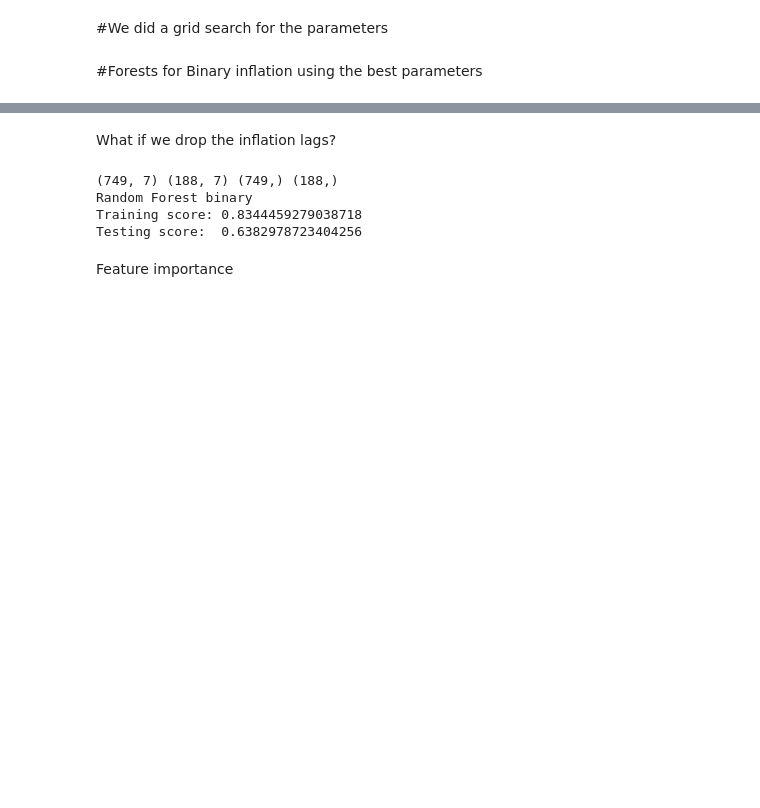
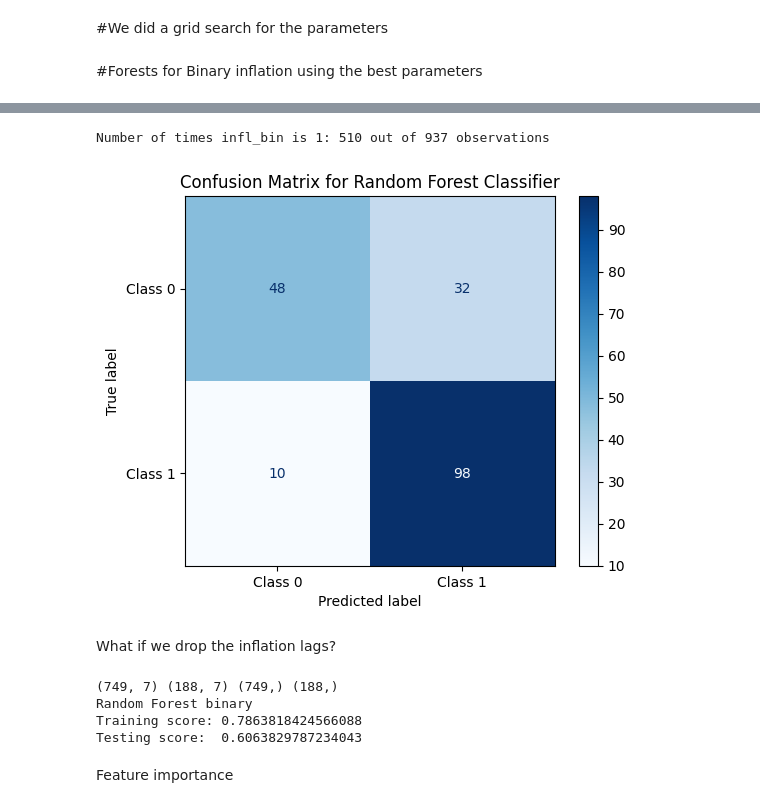
Before and after one commit to annadelpozo/MDL-Turing, a Jupyter notebook: MDL_project_Final_version.ipynb, the cells around one changed output, grey strips where cells are left out. Drawn from its saved outputs; the diff is of its cells as text; code cells hidden in the pictures; blank space fills up the shorter version.

```diff
--- a/MDL_project_Final_version.ipynb
+++ b/MDL_project_Final_version.ipynb
@@ -207,3 +277,25 @@ Testing score:  0.7287234042553191
+# %%
+import matplotlib.pyplot as plt
+from sklearn.metrics import ConfusionMatrixDisplay
+
+count_ones = (data['Inflation_Binary'] == 1).sum()
+total_rows = len(data)
+print(f"Number of times infl_bin is 1: {count_ones} out of {total_rows} observations")
+
+# Generate and plot the confusion matrix
+ConfusionMatrixDisplay.from_estimator(
+    modelRFC,
+    X_test,
+    y_test,
+    display_labels=['Class 0', 'Class 1'],  # Replace with your actual class names if different
+    cmap=plt.cm.Blues,
+    normalize=None
+)
+plt.title('Confusion Matrix for Random Forest Classifier')
+plt.show()
+# %% [output]
+Number of times infl_bin is 1: 510 out of 937 observations
+[figure, added]
 # %% [markdown]
 What if we drop the inflation lags?
 # %%
@@ -212,7 +304,7 @@ y_2 = data["Inflation_Binary"]
 X_2_train, X_2_test, y_2_train, y_2_test = train_test_split(X_2, y_2, test_size=0.2, random_state=42)
 print(X_2_train.shape, X_2_test.shape, y_2_train.shape, y_2_test.shape)
 
-modelRFC2 = RFC(n_estimators=30, max_depth=6, min_samples_leaf = 2, max_features = "sqrt", min_samples_split = 3, random_state=42)
+modelRFC2 = RFC(n_estimators=6, max_depth=6, min_samples_leaf = 2, max_features = "sqrt", min_samples_split = 3, random_state=42)
 modelRFC2.fit(X_2_train, y_2_train)
 
 print("Random Forest binary")
@@ -221,8 +313,8 @@ get_accuracies(modelRFC2, X_2_train, y_2_train, X_2_test, y_2_test)
 # %% [output]
 (749, 7) (188, 7) (749,) (188,)
 Random Forest binary
-Training score: 0.8344459279038718
-Testing score:  0.6382978723404256
+Training score: 0.7863818424566088
+Testing score:  0.6063829787234043
 # %% [markdown]
 Feature importance
 # %%
```
Also changed, not shown: parts of 10 cells of this notebook.
